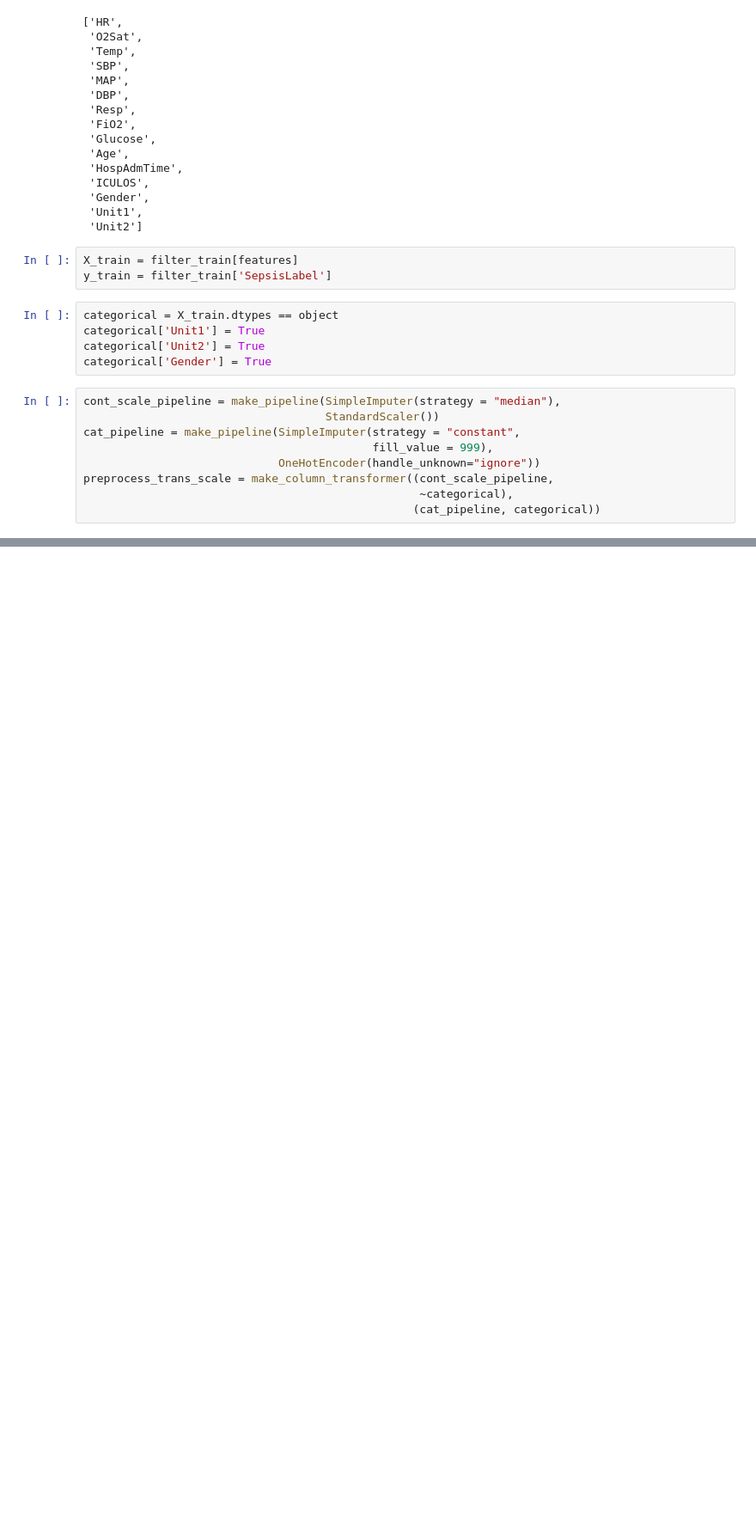
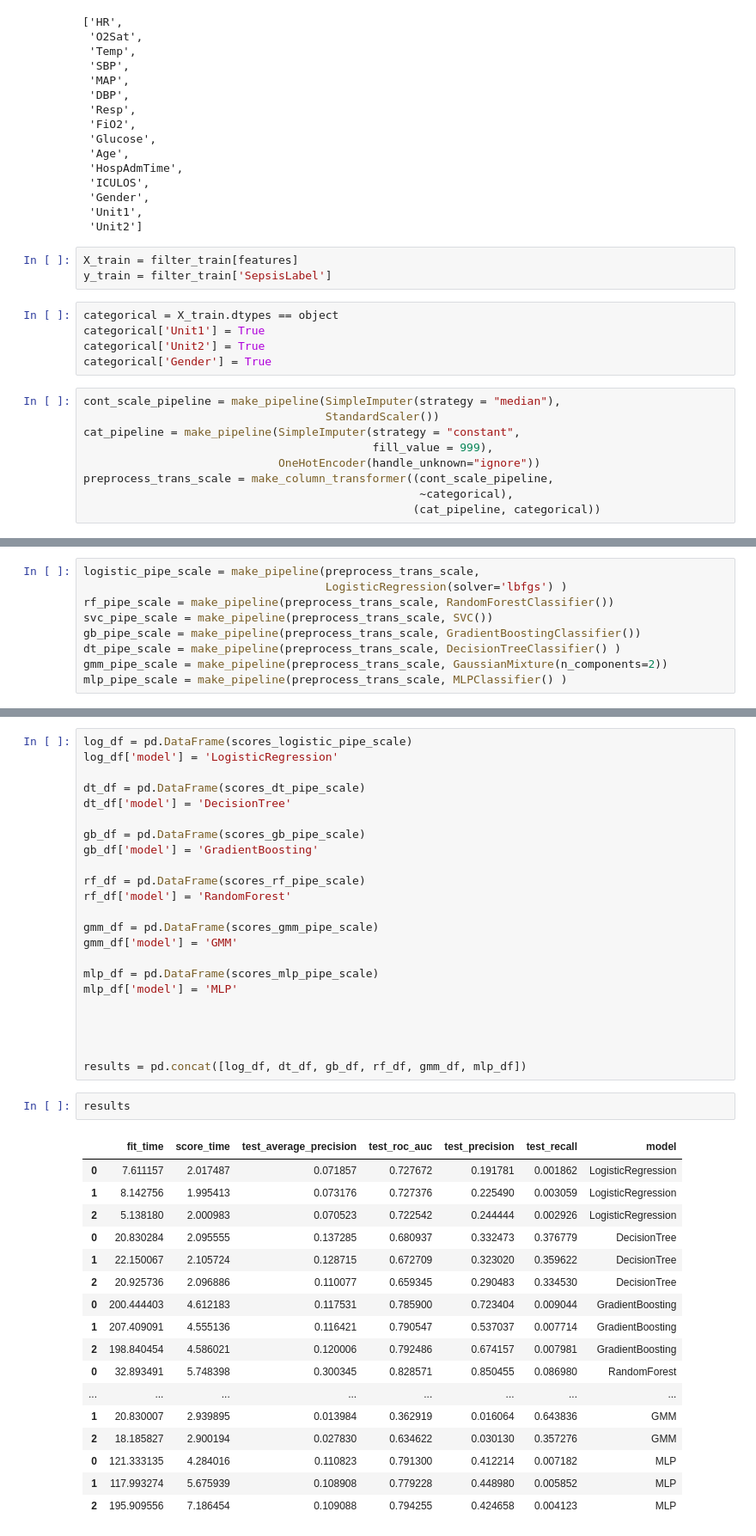
Before and after one commit to kskaran94/Sepsis_Identification, a Jupyter notebook: EDA_and_Baseline.ipynb, the cells around one changed output, grey strips where cells are left out. Shown: that part at 86% size. Drawn from its saved outputs; the diff is of its cells as text; blank space fills up the shorter version.

```diff
--- a/EDA_and_Baseline.ipynb
+++ b/EDA_and_Baseline.ipynb
@@ -212,0 +220,9 @@ Logistic Regression value using scale is 0.9804943304393016
+# %%
+logistic_pipe_scale = make_pipeline(preprocess_trans_scale,
+                                    LogisticRegression(solver='lbfgs') )
+rf_pipe_scale = make_pipeline(preprocess_trans_scale, RandomForestClassifier())
+svc_pipe_scale = make_pipeline(preprocess_trans_scale, SVC())
+gb_pipe_scale = make_pipeline(preprocess_trans_scale, GradientBoostingClassifier())
+dt_pipe_scale = make_pipeline(preprocess_trans_scale, DecisionTreeClassifier() )
+gmm_pipe_scale = make_pipeline(preprocess_trans_scale, GaussianMixture(n_components=2))
+mlp_pipe_scale = make_pipeline(preprocess_trans_scale, MLPClassifier() )
@@ -212,0 +287,43 @@ Logistic Regression value using scale is 0.9804943304393016
+# %%
+log_df = pd.DataFrame(scores_logistic_pipe_scale)
+log_df['model'] = 'LogisticRegression'
+
+dt_df = pd.DataFrame(scores_dt_pipe_scale)
+dt_df['model'] = 'DecisionTree'
+
+gb_df = pd.DataFrame(scores_gb_pipe_scale)
+gb_df['model'] = 'GradientBoosting'
+
+rf_df = pd.DataFrame(scores_rf_pipe_scale)
+rf_df['model'] = 'RandomForest'
+
+gmm_df = pd.DataFrame(scores_gmm_pipe_scale)
+gmm_df['model'] = 'GMM'
+
+mlp_df = pd.DataFrame(scores_mlp_pipe_scale)
+mlp_df['model'] = 'MLP'
+
+
+
+
+results = pd.concat([log_df, dt_df, gb_df, rf_df, gmm_df, mlp_df])
+# %%
+results
+# %% [output]
+|  | fit_time | score_time | test_average_precision | test_roc_auc | test_precision | test_recall | model |
+| 0 | 7.611157 | 2.017487 | 0.071857 | 0.727672 | 0.191781 | 0.001862 | LogisticRegression |
+| 1 | 8.142756 | 1.995413 | 0.073176 | 0.727376 | 0.225490 | 0.003059 | LogisticRegression |
+| 2 | 5.138180 | 2.000983 | 0.070523 | 0.722542 | 0.244444 | 0.002926 | LogisticRegression |
+| 0 | 20.830284 | 2.095555 | 0.137285 | 0.680937 | 0.332473 | 0.376779 | DecisionTree |
+| 1 | 22.150067 | 2.105724 | 0.128715 | 0.672709 | 0.323020 | 0.359622 | DecisionTree |
+| 2 | 20.925736 | 2.096886 | 0.110077 | 0.659345 | 0.290483 | 0.334530 | DecisionTree |
+| 0 | 200.444403 | 4.612183 | 0.117531 | 0.785900 | 0.723404 | 0.009044 | GradientBoosting |
+| 1 | 207.409091 | 4.555136 | 0.116421 | 0.790547 | 0.537037 | 0.007714 | GradientBoosting |
+| 2 | 198.840454 | 4.586021 | 0.120006 | 0.792486 | 0.674157 | 0.007981 | GradientBoosting |
+| 0 | 32.893491 | 5.748398 | 0.300345 | 0.828571 | 0.850455 | 0.086980 | RandomForest |
+| ... | ... | ... | ... | ... | ... | ... | ... |
+| 1 | 20.830007 | 2.939895 | 0.013984 | 0.362919 | 0.016064 | 0.643836 | GMM |
+| 2 | 18.185827 | 2.900194 | 0.027830 | 0.634622 | 0.030130 | 0.357276 | GMM |
+| 0 | 121.333135 | 4.284016 | 0.110823 | 0.791300 | 0.412214 | 0.007182 | MLP |
+| 1 | 117.993274 | 5.675939 | 0.108908 | 0.779228 | 0.448980 | 0.005852 | MLP |
+| 2 | 195.909556 | 7.186454 | 0.109088 | 0.794255 | 0.424658 | 0.004123 | MLP |
```
Also changed, not shown: parts of 7 cells of this notebook.
